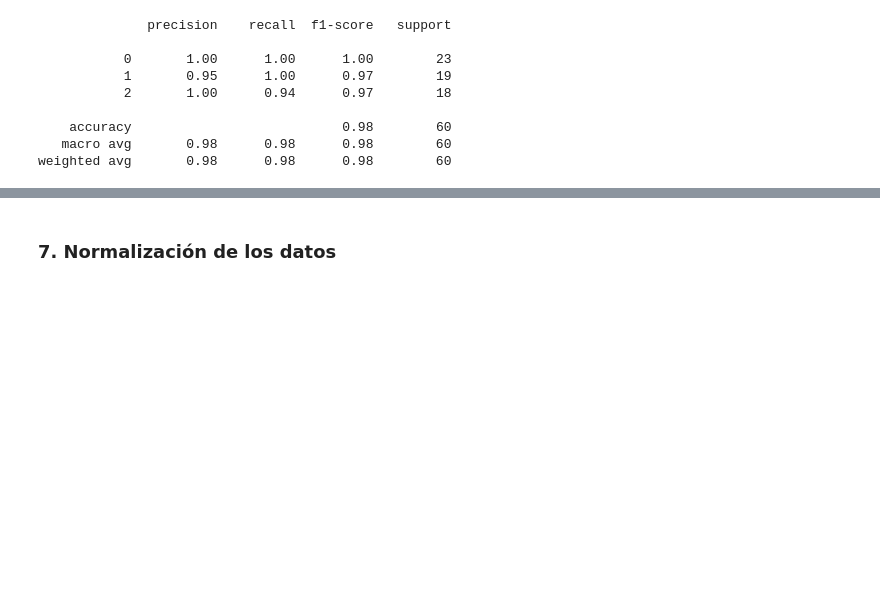
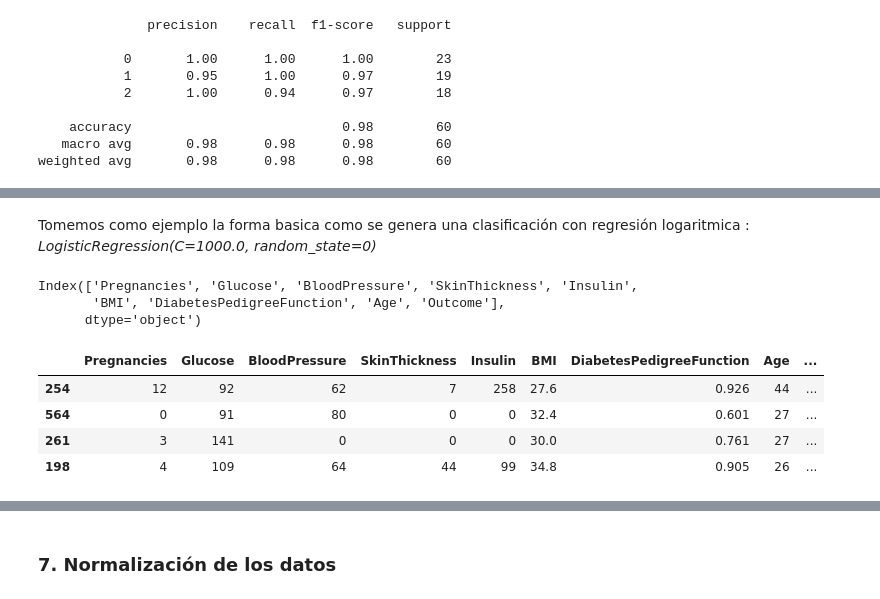
Before and after one commit to julian-masdatascience/ML, a Jupyter notebook: ML_Supervisado.ipynb, the cells around one changed output, grey strips where cells are left out. Cells and saved outputs as stored; diff of their text form; code cells hidden in the pictures; blank space fills up the shorter version.

```diff
--- a/ML_Supervisado.ipynb
+++ b/ML_Supervisado.ipynb
@@ -420,0 +430,2 @@ weighted avg       0.98      0.98      0.98        60
+# %% [markdown]
+Tomemos como ejemplo la forma basica como se genera una  clasificación con regresión logaritmica : <br> *LogisticRegression(C=1000.0, random_state=0)*
@@ -420,0 +434,19 @@ weighted avg       0.98      0.98      0.98        60
+# %%
+from sklearn.model_selection import GridSearchCV
+from sklearn.linear_model import LogisticRegression
+import seaborn as sns
+# Datos de diabetes
+diabetes = pd.read_csv('https://github.com/susanli2016/Machine-Learning-with-Python/raw/master/diabetes.csv')
+X= diabetes.loc[:, diabetes.columns != 'Outcome']
+y =  diabetes['Outcome']
+print(diabetes.columns)
+diabetes.sample(4)
+# %% [output]
+Index(['Pregnancies', 'Glucose', 'BloodPressure', 'SkinThickness', 'Insulin',
+       'BMI', 'DiabetesPedigreeFunction', 'Age', 'Outcome'],
+      dtype='object')
+|  | Pregnancies | Glucose | BloodPressure | SkinThickness | Insulin | BMI | DiabetesPedigreeFunction | Age | ... |
+| 254 | 12 | 92 | 62 | 7 | 258 | 27.6 | 0.926 | 44 | ... |
+| 564 | 0 | 91 | 80 | 0 | 0 | 32.4 | 0.601 | 27 | ... |
+| 261 | 3 | 141 | 0 | 0 | 0 | 30.0 | 0.761 | 27 | ... |
+| 198 | 4 | 109 | 64 | 44 | 99 | 34.8 | 0.905 | 26 | ... |
```
Also changed, not shown: parts of 14 cells of this notebook.
